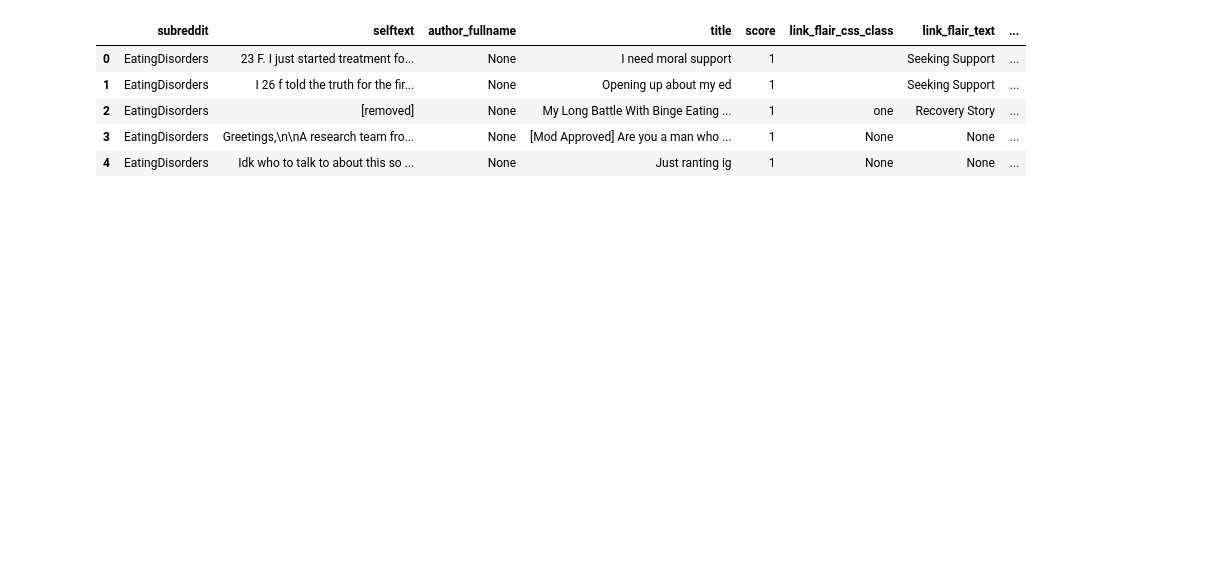
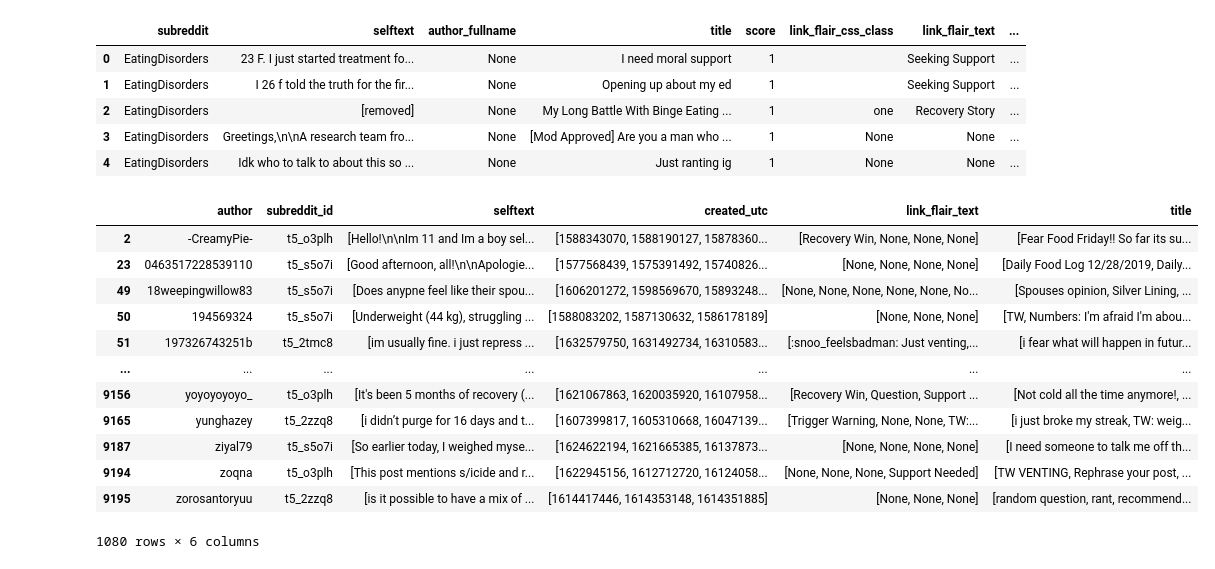
Before and after one commit to nguyentr17/cs685-narrative-analysis, a Jupyter notebook: topic-modeling/script/data.ipynb, the cells around one changed output. Drawn from its saved outputs; the diff is of its cells as text; code cells hidden in the pictures; blank space fills up the shorter version.

```diff
--- a/topic-modeling/script/data.ipynb
+++ b/topic-modeling/script/data.ipynb
@@ -19,3 +19,25 @@ sqlite_df.head(5)
 | 2 | EatingDisorders | [removed] | None | My Long Battle With Binge Eating ... | 1 | one | Recovery Story | ... |
 | 3 | EatingDisorders | Greetings,\n\nA research team fro... | None | [Mod Approved] Are you a man who ... | 1 | None | None | ... |
 | 4 | EatingDisorders | Idk who to talk to about this so ... | None | Just ranting ig | 1 | None | None | ... |
+# %%
+# Only retain rows where the word count is larger than 5 (to avoid deleted post)
+sqlite_df = sqlite_df[sqlite_df['selftext'].str.split().str.len() > 5].reset_index(drop=True)
+user_sqlite = sqlite_df.groupby(["author", "subreddit_id"]).agg({"selftext": lambda x: list(x), "created_utc": lambda x: list(x), "link_flair_text": lambda x: list(x), "title": lambda x: list(x)}).reset_index()
+user_sqlite.to_csv("../data/user_sqlite.csv", index=False)
+# %%
+# How many users have more than 2 posts
+user_sqlite[user_sqlite['selftext'].str.len() > 2]
+# %% [output]
+|  | author | subreddit_id | selftext | created_utc | link_flair_text | title |
+| 2 | -CreamyPie- | t5_o3plh | [Hello!\n\nIm 11 and Im a boy sel... | [1588343070, 1588190127, 15878360... | [Recovery Win, None, None, None] | [Fear Food Friday!! So far its su... |
+| 23 | 0463517228539110 | t5_s5o7i | [Good afternoon, all!\n\nApologie... | [1577568439, 1575391492, 15740826... | [None, None, None, None] | [Daily Food Log 12/28/2019, Daily... |
+| 49 | 18weepingwillow83 | t5_s5o7i | [Does anypne feel like their spou... | [1606201272, 1598569670, 15893248... | [None, None, None, None, None, No... | [Spouses opinion, Silver Lining, ... |
+| 50 | 194569324 | t5_s5o7i | [Underweight (44 kg), struggling ... | [1588083202, 1587130632, 1586178189] | [None, None, None] | [TW, Numbers: I'm afraid I'm abou... |
+| 51 | 197326743251b | t5_2tmc8 | [im usually fine. i just repress ... | [1632579750, 1631492734, 16310583... | [:snoo_feelsbadman: Just venting,... | [i fear what will happen in futur... |
+| ... | ... | ... | ... | ... | ... | ... |
+| 9156 | yoyoyoyoyo_ | t5_o3plh | [It's been 5 months of recovery (... | [1621067863, 1620035920, 16107958... | [Recovery Win, Question, Support ... | [Not cold all the time anymore!, ... |
+| 9165 | yunghazey | t5_2zzq8 | [i didn’t purge for 16 days and t... | [1607399817, 1605310668, 16047139... | [Trigger Warning, None, None, TW:... | [i just broke my streak, TW: weig... |
+| 9187 | ziyal79 | t5_s5o7i | [So earlier today, I weighed myse... | [1624622194, 1621665385, 16137873... | [None, None, None, None] | [I need someone to talk me off th... |
+| 9194 | zoqna | t5_o3plh | [This post mentions s/icide and r... | [1622945156, 1612712720, 16124058... | [None, None, None, Support Needed] | [TW VENTING, Rephrase your post, ... |
+| 9195 | zorosantoryuu | t5_2zzq8 | [is it possible to have a mix of ... | [1614417446, 1614353148, 1614351885] | [None, None, None] | [random question, rant, recommend... |
+1080 rows × 6 columns
```
Also changed, not shown: parts of 8 cells of this notebook, 6 other files.
